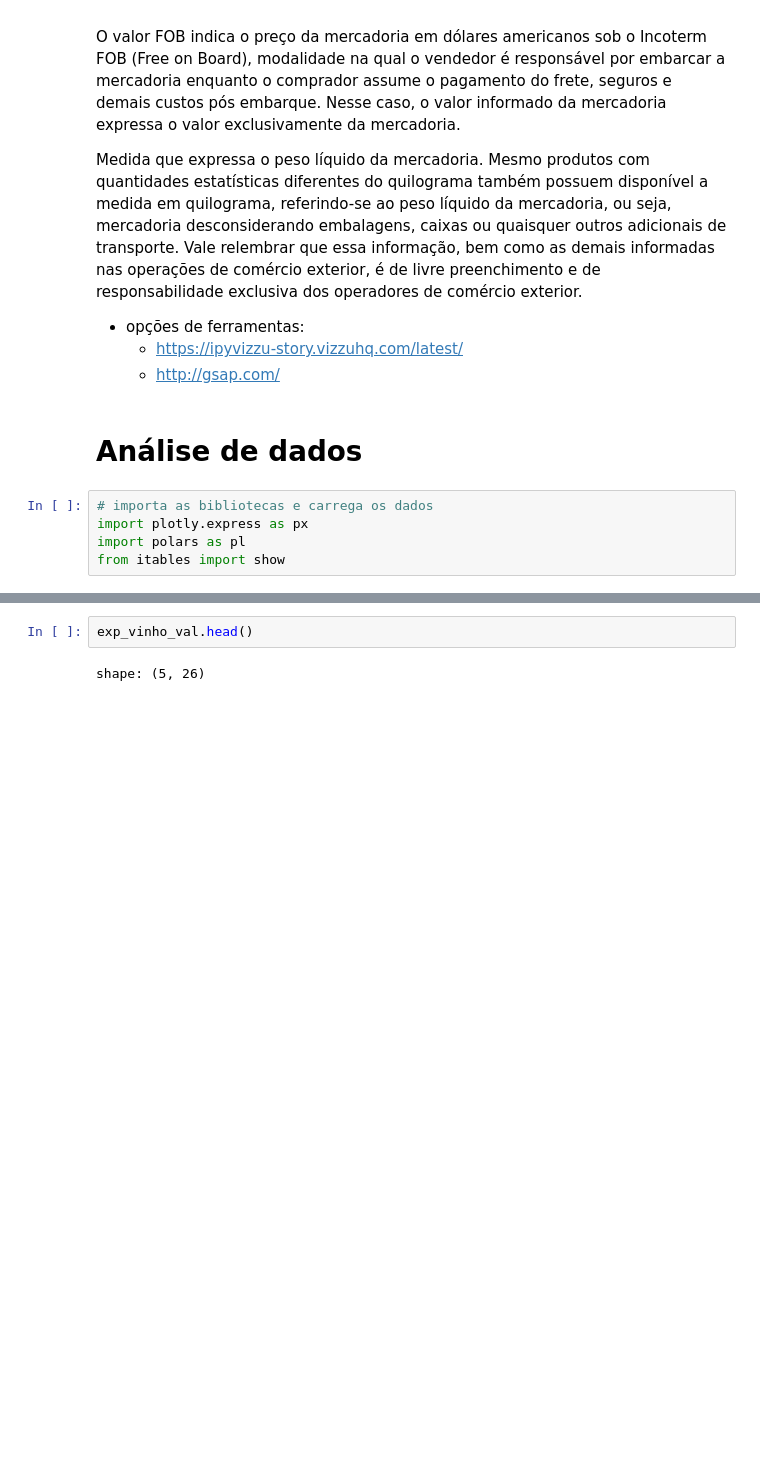
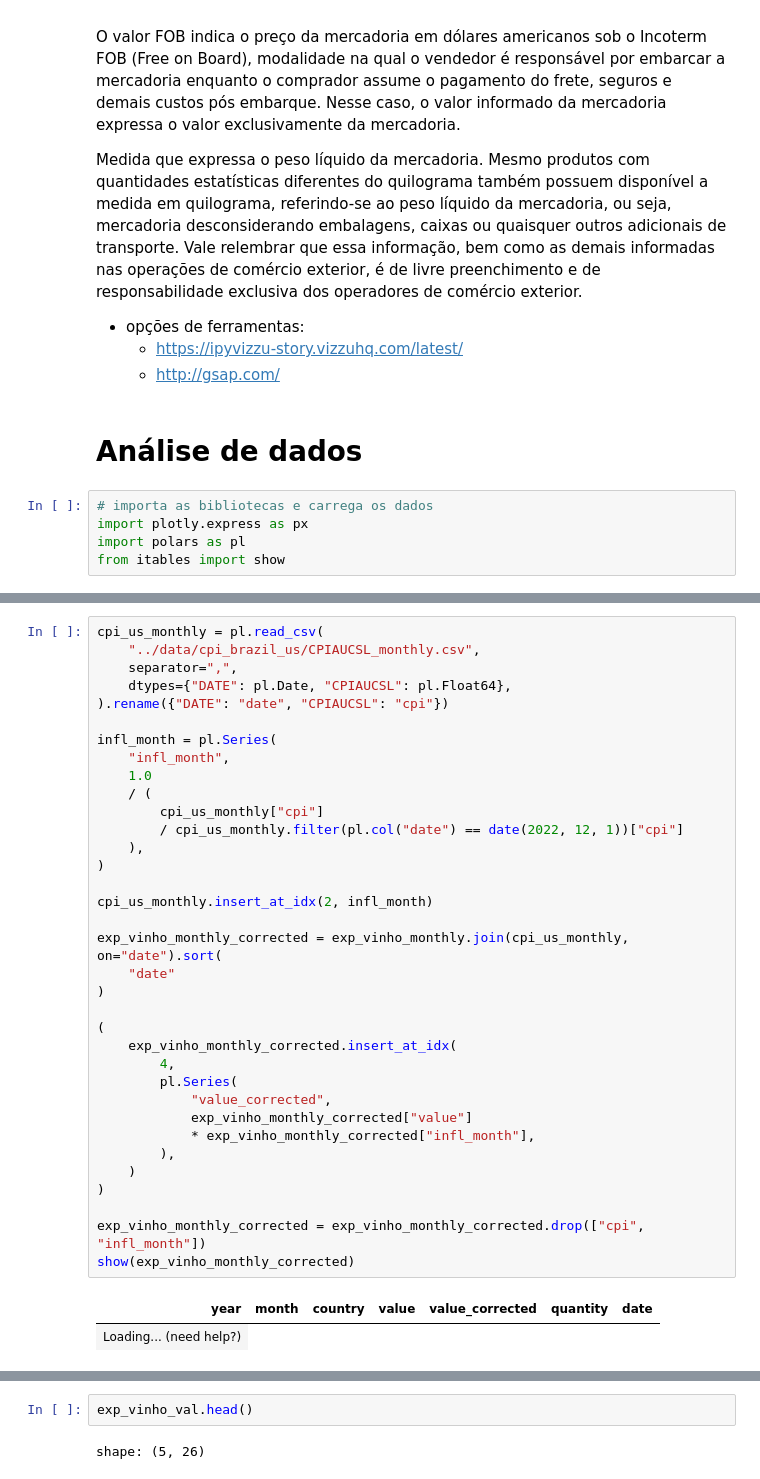
Before and after one commit to carlosvneves/fiap_techchallenge01, a Jupyter notebook: tech_challenge_fase01/wineData/src/wineDataAnalysis-polars.ipynb, the cells around one changed output, grey strips where cells are left out. Saved outputs shown, nothing was run; the diff lists cells and outputs as text; blank space fills up the shorter version.

```diff
--- a/tech_challenge_fase01/wineData/src/wineDataAnalysis-polars.ipynb
+++ b/tech_challenge_fase01/wineData/src/wineDataAnalysis-polars.ipynb
@@ -120,3 +237,41 @@ shape: (5, 4)
+# %%
+cpi_us_monthly = pl.read_csv(
+    "../data/cpi_brazil_us/CPIAUCSL_monthly.csv",
+    separator=",",
+    dtypes={"DATE": pl.Date, "CPIAUCSL": pl.Float64},
+).rename({"DATE": "date", "CPIAUCSL": "cpi"})
+
+infl_month = pl.Series(
+    "infl_month",
+    1.0
+    / (
+        cpi_us_monthly["cpi"]
+        / cpi_us_monthly.filter(pl.col("date") == date(2022, 12, 1))["cpi"]
+    ),
+)
+
+cpi_us_monthly.insert_at_idx(2, infl_month)
+
+exp_vinho_monthly_corrected = exp_vinho_monthly.join(cpi_us_monthly, on="date").sort(
+    "date"
+)
+
+(
+    exp_vinho_monthly_corrected.insert_at_idx(
+        4,
+        pl.Series(
+            "value_corrected",
+            exp_vinho_monthly_corrected["value"]
+            * exp_vinho_monthly_corrected["infl_month"],
+        ),
+    )
+)
+
+exp_vinho_monthly_corrected = exp_vinho_monthly_corrected.drop(["cpi", "infl_month"])
+show(exp_vinho_monthly_corrected)
+# %% [output]
+| year | month | country | value | value_corrected | quantity | date |
+| Loading... (need help?) |
 # %%
 import polars.selectors as cs
 
```
Also changed, not shown: parts of 15 cells of this notebook, 6 other files.
